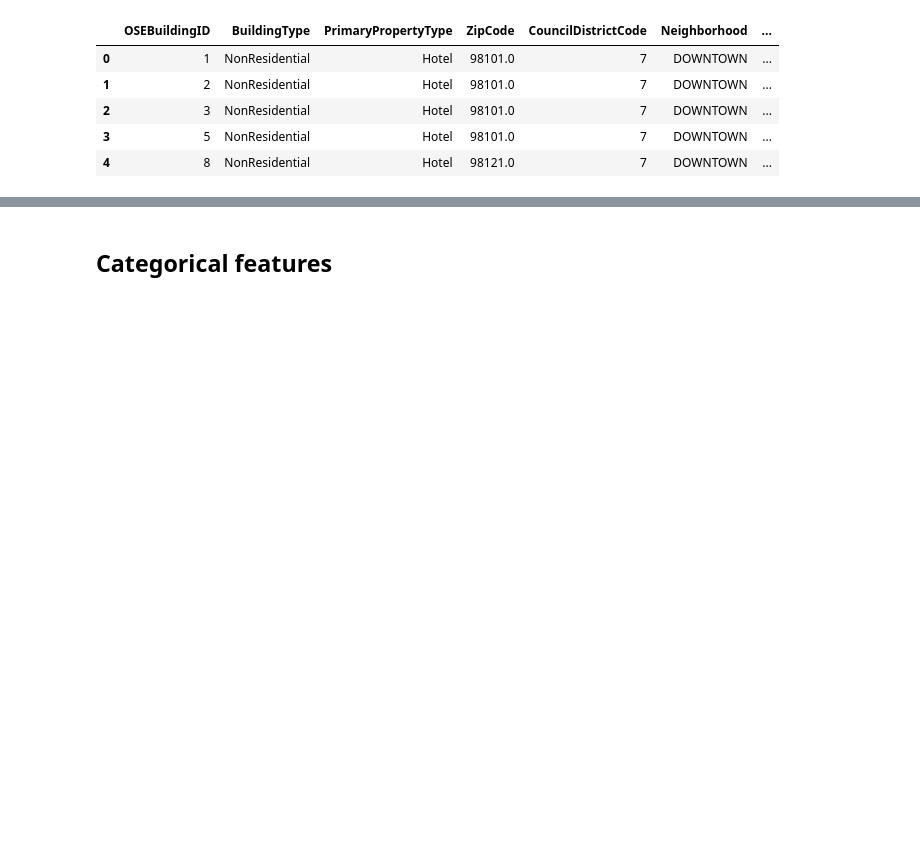
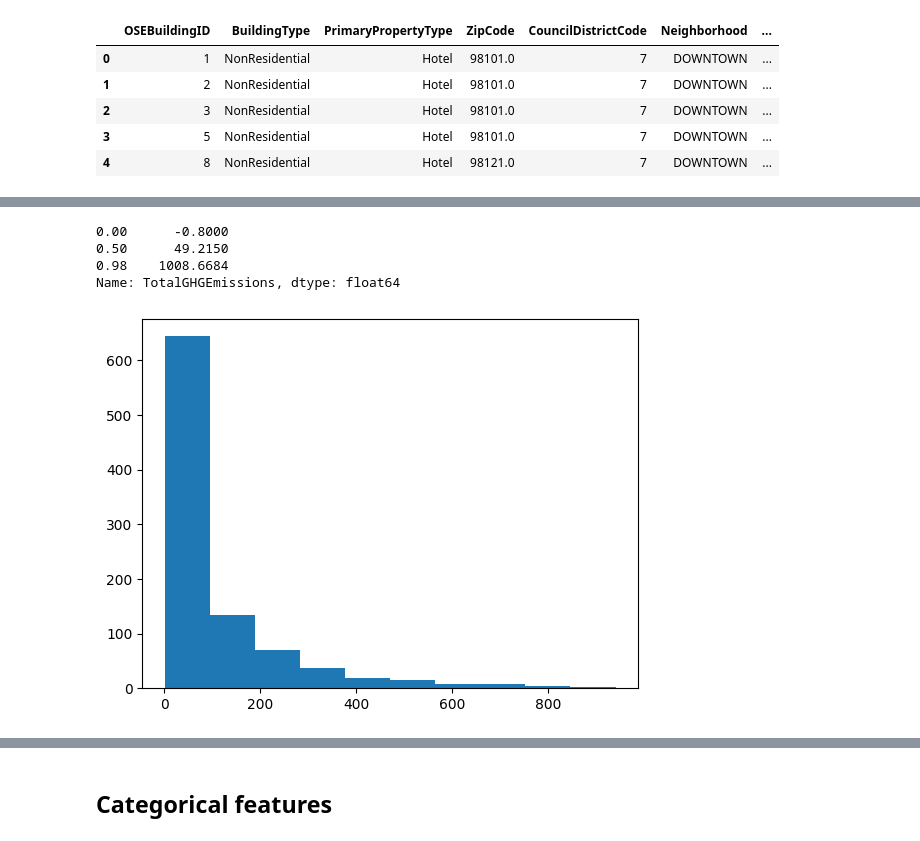
Before and after one commit to Cyr-dcx/LinearRegression-for-building-consumption, a Jupyter notebook: notebooks/exploration.ipynb, the cells around one changed output, grey strips where cells are left out. Drawn from its saved outputs; the diff is of its cells as text; code cells hidden in the pictures; blank space fills up the shorter version.

```diff
--- a/notebooks/exploration.ipynb
+++ b/notebooks/exploration.ipynb
@@ -64,8 +64,8 @@ Comments                           1.000000
 Outlier                            0.990521
 dtype: float64
 # %%
-label_1 = "TotalGHGEmissions"
-label_2 = "SiteEnergyUse(kBtu)"
+label_1 = "SiteEnergyUse(kBtu)"
+label_2 = "TotalGHGEmissions"
 # %%
 all_columns = list(data.columns)
 categorical_columns = ["BuildingType", "PrimaryPropertyType","PropertyName","City","State","Address","City","State",
@@ -156,0 +175,14 @@ data = data[data["ENERGYSTARScore"] != 'no_score']
+# %%
+data["TotalGHGEmissions"].quantile([0, .5, 0.98])
+# %% [output]
+0.00      -0.8000
+0.50      49.2150
+0.98    1008.6684
+Name: TotalGHGEmissions, dtype: float64
+# %%
+data = data[data["TotalGHGEmissions"] <= data["TotalGHGEmissions"].quantile([0.98])[0.98]]
+data = data[data["TotalGHGEmissions"] > 0]
+# %%
+plt.hist(data[label_2]);
+# %% [output]
+[figure, added]
```
Also changed, not shown: parts of 76 cells of this notebook.
